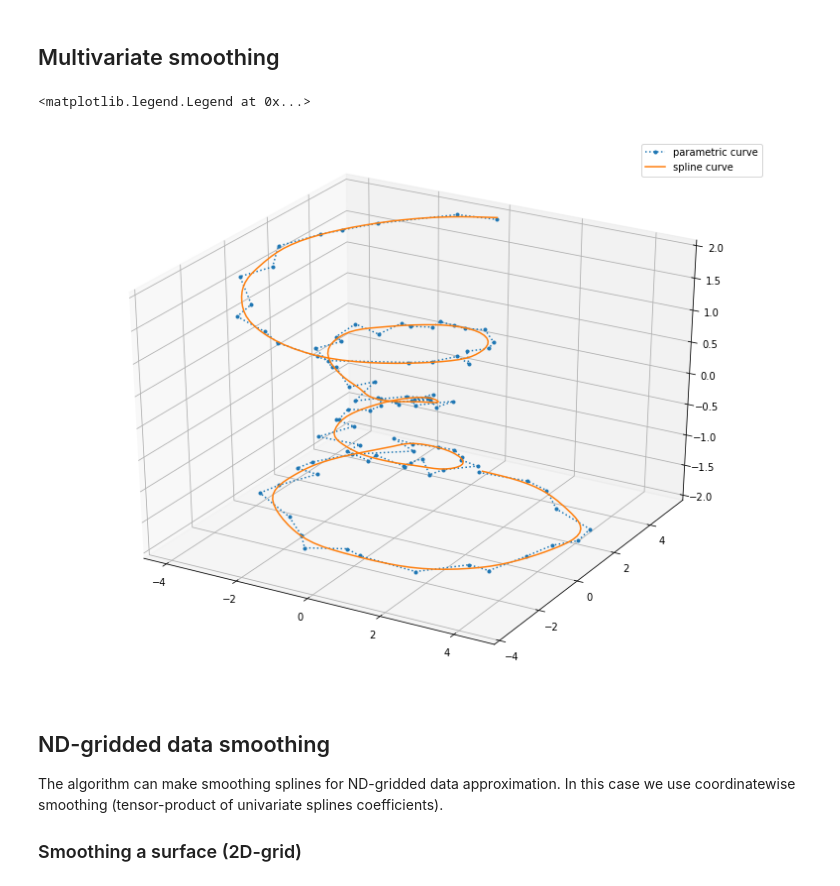
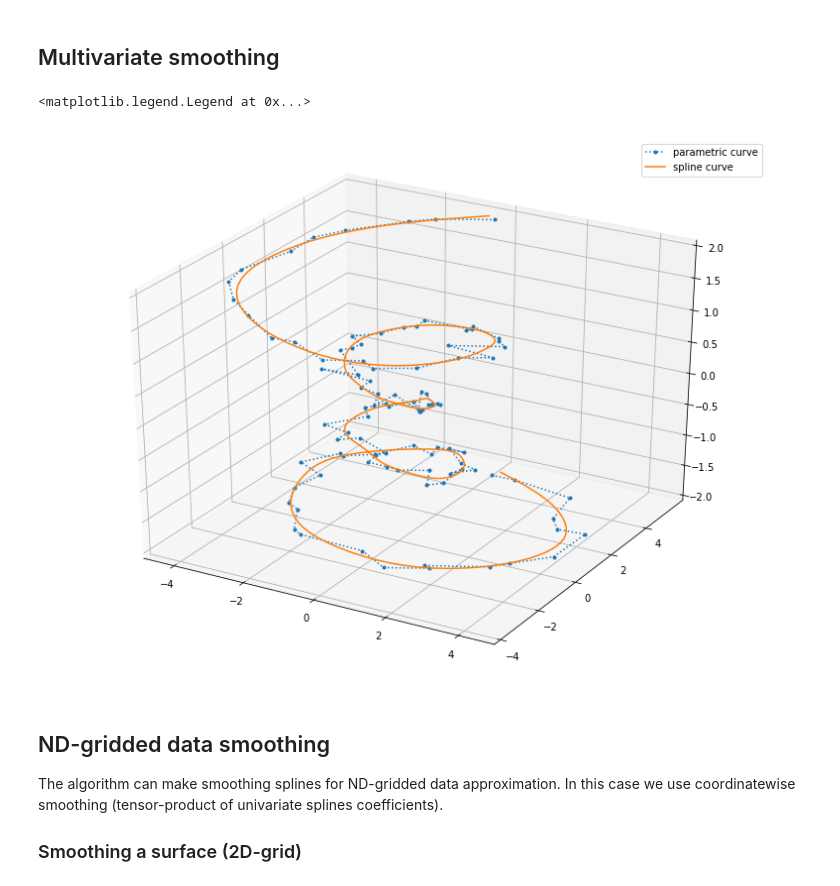
Before and after one commit to espdev/csaps, a Jupyter notebook: examples/csaps.ipynb, the cells around one changed output. Cells and saved outputs as stored; diff of their text form; code cells hidden in the pictures.

```diff
--- a/examples/csaps.ipynb
+++ b/examples/csaps.ipynb
@@ -104,36 +104,36 @@ plt.legend(['data', 'csaps p=1.0', 'scipy cubic spline "natural"', 'scipy cubic
 ## Multivariate smoothing
 # %%
 from mpl_toolkits.mplot3d import Axes3D
-
-np.random.seed(12345)
 
 n = 100
 theta = np.linspace(-4 * np.pi, 4 * np.pi, n)
 z = np.linspace(-2, 2, n)
 r = z**2 + 1
+np.random.seed(1234)
 x = r * np.sin(theta) + np.random.randn(n) * 0.3
+np.random.seed(5678)
 y = r * np.cos(theta) + np.random.randn(n) * 0.3
 
 data = np.vstack((x, y, z))
 
-sp = csaps.MultivariateCubicSmoothingSpline(data, smooth=0.6)
+sp_theta = csaps.MultivariateCubicSmoothingSpline(data, theta, smooth=0.95)
 
-ti = np.linspace(sp.tdata[0], sp.tdata[-1], 250)
-data_i = sp(ti)
+theta_i = np.linspace(-4 * np.pi, 4 * np.pi, 250)
+data_i = sp_theta(theta_i)
 
 xi = data_i[0,:]
 yi = data_i[1,:]
 zi = data_i[2,:]
 
 fig = plt.figure(figsize=(13, 10))
 ax = fig.gca(projection='3d')
 ax.plot(x, y, z, '.:', label='parametric curve')
 ax.plot(xi, yi, zi, '-', label='spline curve')
 
 ax.legend()
 # %% [output]
 <matplotlib.legend.Legend at 0x...>
-[figure, old version]
+[figure, new version]
 # %% [markdown]
 ## ND-gridded data smoothing
 
```
Also changed, not shown: 2 other files.
